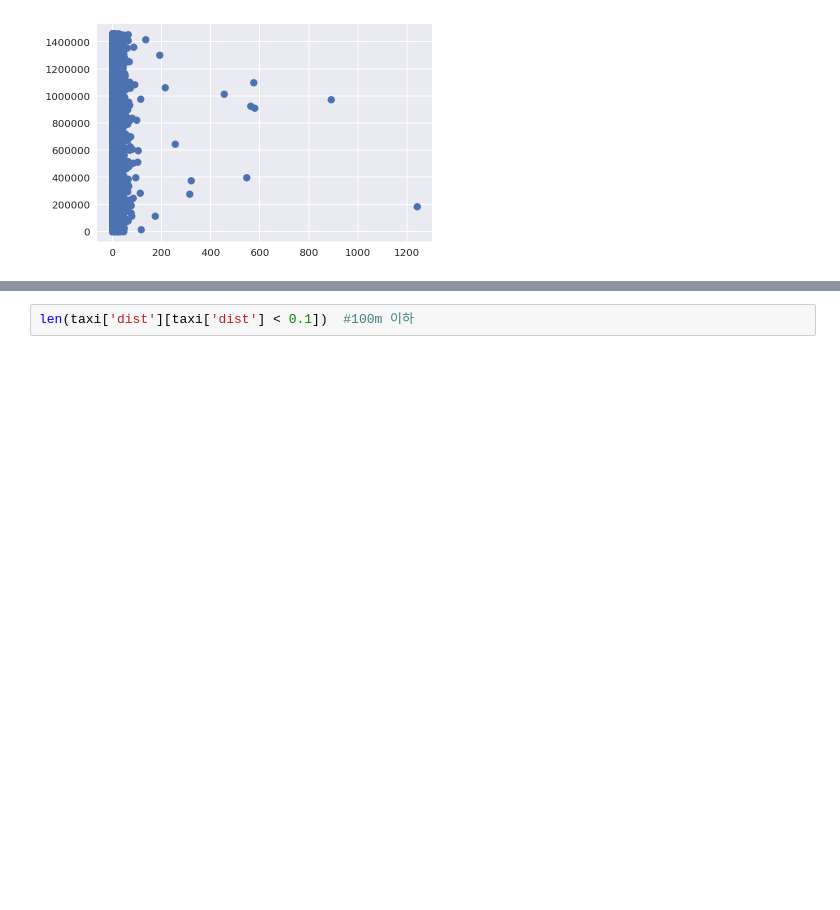
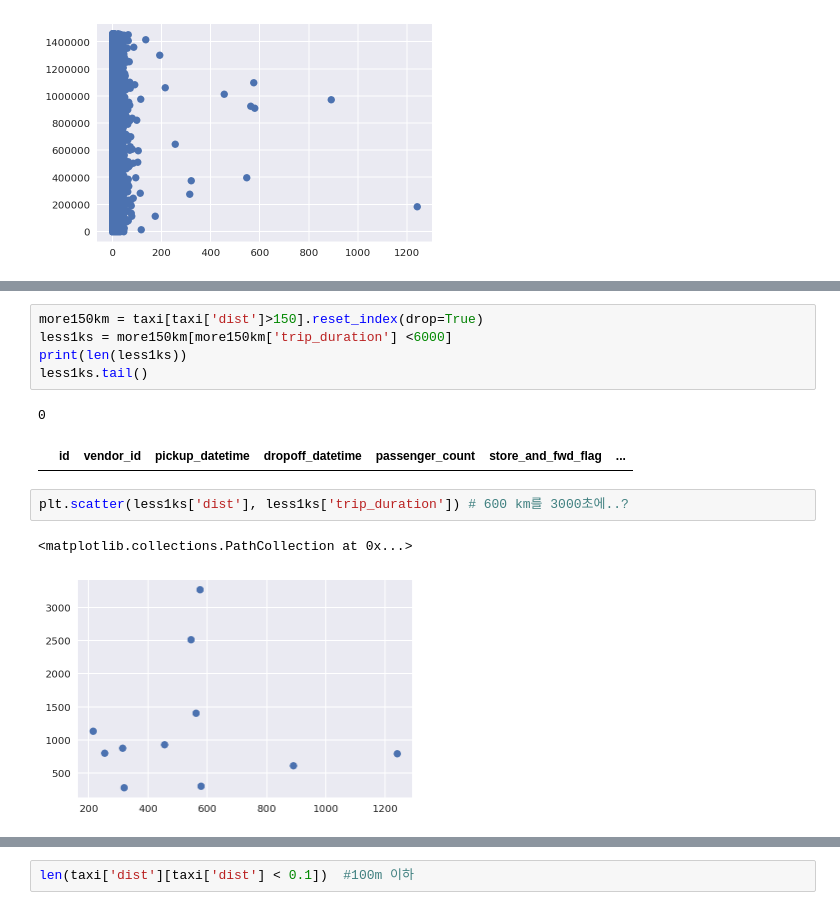
Before and after one commit to Moons08/dss-project-taxi, a Jupyter notebook: Mk/EDA_mk.ipynb, the cells around one changed output, grey strips where cells are left out. Drawn from its saved outputs; the diff is of its cells as text; blank space fills up the shorter version.

```diff
--- a/Mk/EDA_mk.ipynb
+++ b/Mk/EDA_mk.ipynb
@@ -237,0 +251,13 @@ taxi[taxi['dist']>800]
+# %%
+more150km = taxi[taxi['dist']>150].reset_index(drop=True)
+less1ks = more150km[more150km['trip_duration'] <6000]
+print(len(less1ks))
+less1ks.tail()
+# %% [output]
+0
+|  | id | vendor_id | pickup_datetime | dropoff_datetime | passenger_count | store_and_fwd_flag | ... |
+# %%
+plt.scatter(less1ks['dist'], less1ks['trip_duration']) # 600 km를 3000초에..?
+# %% [output]
+<matplotlib.collections.PathCollection at 0x...>
+[figure, added]
```
Also changed, not shown: parts of 37 cells of this notebook.
